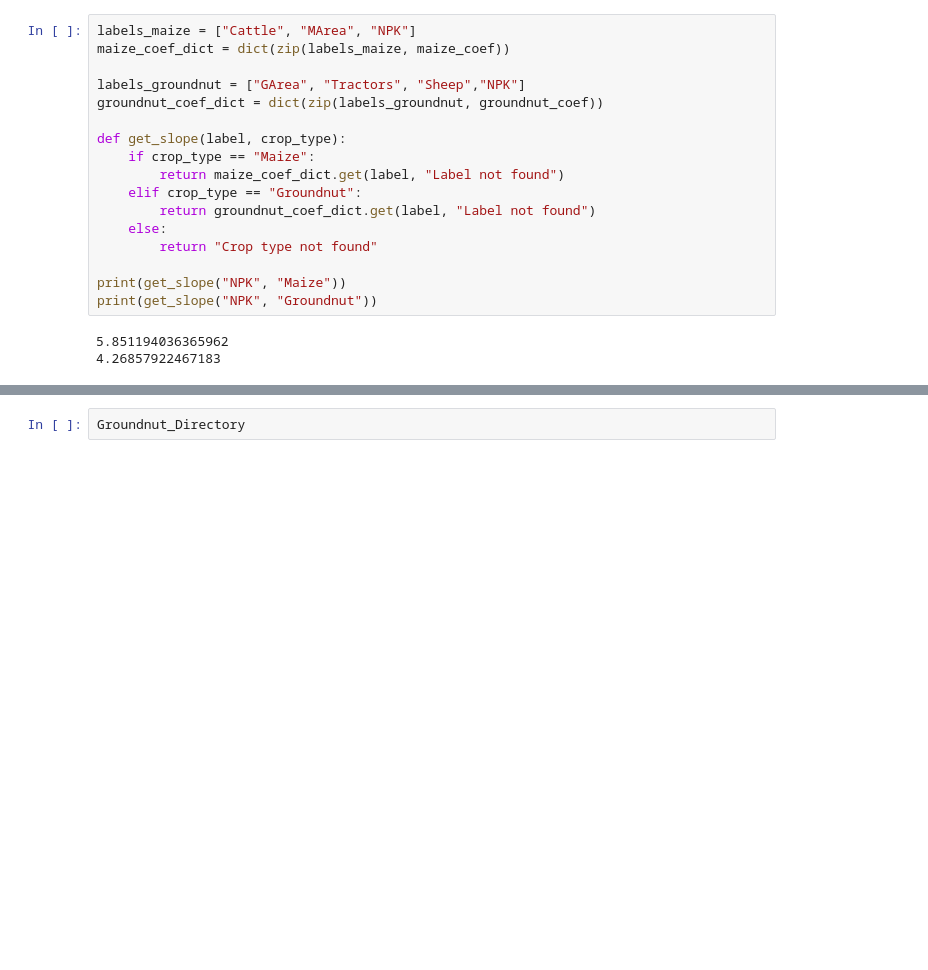
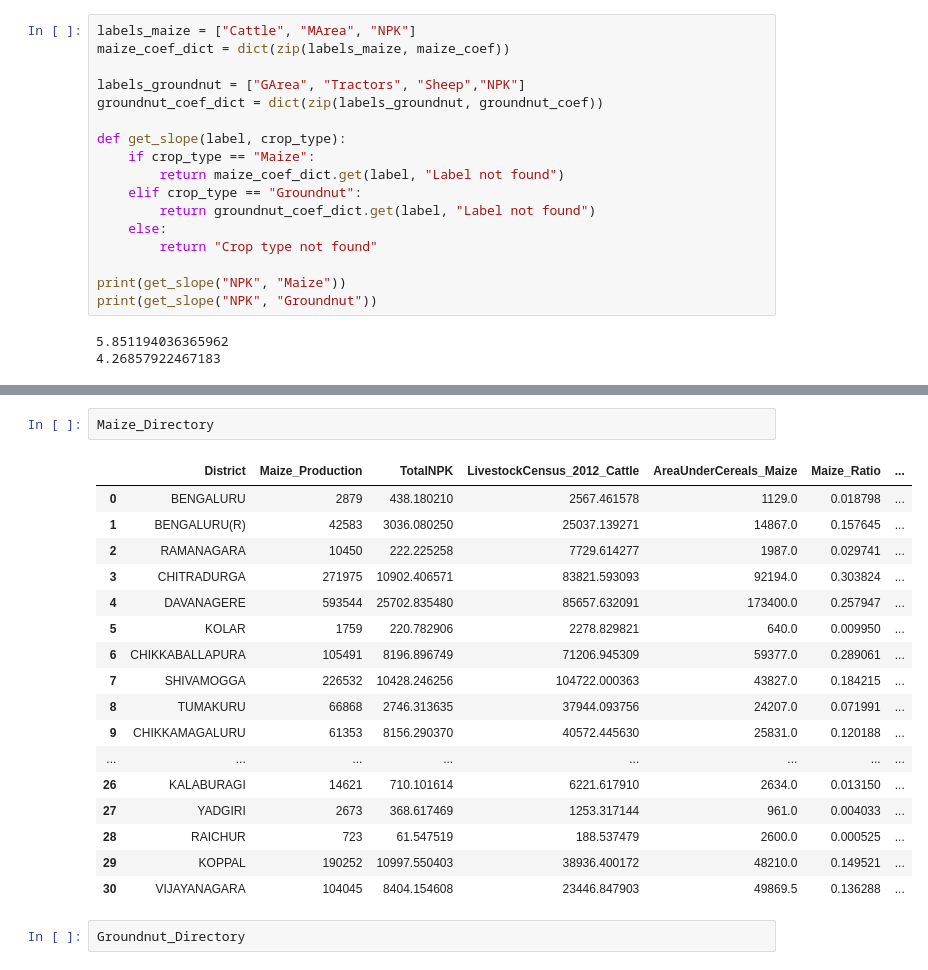
Before and after one commit to WSL-IIITB/WSL_IM_24-25, a Jupyter notebook: 2D_Groundnut_Maize.ipynb, the cells around one changed output, grey strips where cells are left out. Cells and saved outputs as stored; diff of their text form; blank space fills up the shorter version.

```diff
--- a/2D_Groundnut_Maize.ipynb
+++ b/2D_Groundnut_Maize.ipynb
@@ -416,3 +396,23 @@ Working_Directory
+# %%
+Maize_Directory
+# %% [output]
+|  | District | Maize_Production | TotalNPK | LivestockCensus_2012_Cattle | AreaUnderCereals_Maize | Maize_Ratio | ... |
+| 0 | BENGALURU | 2879 | 438.180210 | 2567.461578 | 1129.0 | 0.018798 | ... |
+| 1 | BENGALURU(R) | 42583 | 3036.080250 | 25037.139271 | 14867.0 | 0.157645 | ... |
+| 2 | RAMANAGARA | 10450 | 222.225258 | 7729.614277 | 1987.0 | 0.029741 | ... |
+| 3 | CHITRADURGA | 271975 | 10902.406571 | 83821.593093 | 92194.0 | 0.303824 | ... |
+| 4 | DAVANAGERE | 593544 | 25702.835480 | 85657.632091 | 173400.0 | 0.257947 | ... |
+| 5 | KOLAR | 1759 | 220.782906 | 2278.829821 | 640.0 | 0.009950 | ... |
+| 6 | CHIKKABALLAPURA | 105491 | 8196.896749 | 71206.945309 | 59377.0 | 0.289061 | ... |
+| 7 | SHIVAMOGGA | 226532 | 10428.246256 | 104722.000363 | 43827.0 | 0.184215 | ... |
+| 8 | TUMAKURU | 66868 | 2746.313635 | 37944.093756 | 24207.0 | 0.071991 | ... |
+| 9 | CHIKKAMAGALURU | 61353 | 8156.290370 | 40572.445630 | 25831.0 | 0.120188 | ... |
+| ... | ... | ... | ... | ... | ... | ... | ... |
+| 26 | KALABURAGI | 14621 | 710.101614 | 6221.617910 | 2634.0 | 0.013150 | ... |
+| 27 | YADGIRI | 2673 | 368.617469 | 1253.317144 | 961.0 | 0.004033 | ... |
+| 28 | RAICHUR | 723 | 61.547519 | 188.537479 | 2600.0 | 0.000525 | ... |
+| 29 | KOPPAL | 190252 | 10997.550403 | 38936.400172 | 48210.0 | 0.149521 | ... |
+| 30 | VIJAYANAGARA | 104045 | 8404.154608 | 23446.847903 | 49869.5 | 0.136288 | ... |
 # %%
 Groundnut_Directory
 # %% [output]
```
Also changed, not shown: parts of 9 cells of this notebook, 14 other files.
